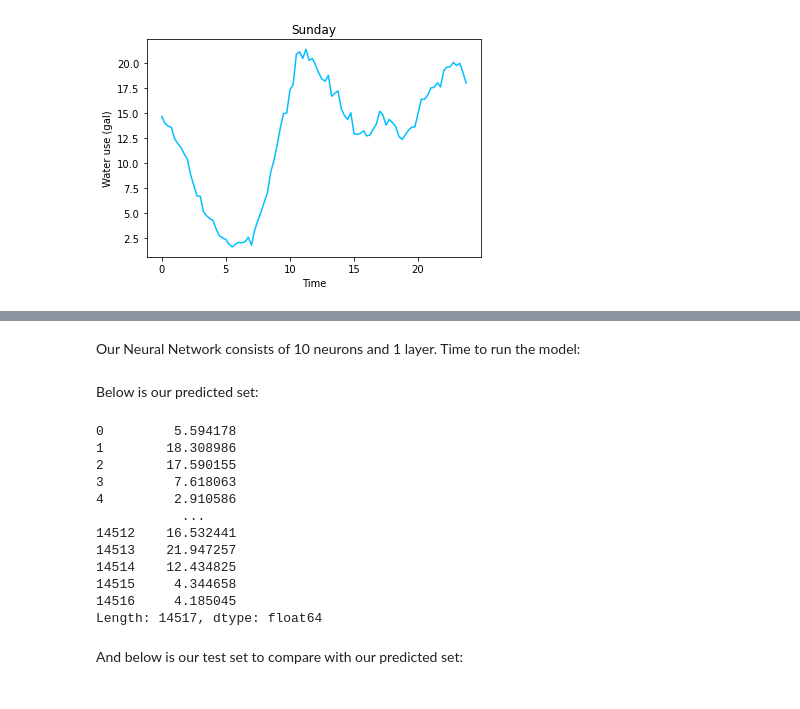
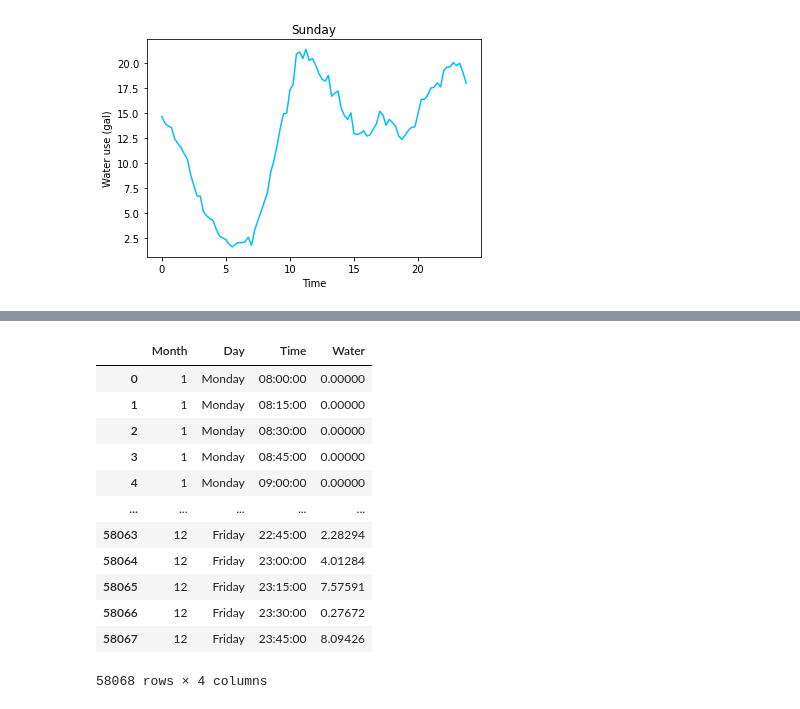
Before and after one commit to tnguyen2907/noah-water-use_ds, a Jupyter notebook: shower.ipynb, the cells around one changed output, grey strips where cells are left out. Saved outputs shown, nothing was run; the diff lists cells and outputs as text; code cells hidden in the pictures.

```diff
--- a/shower.ipynb
+++ b/shower.ipynb
@@ -319,32 +330,33 @@ We splitted our dataset into 2 new sets: the **training set** and the **test set
 # %%
-df['Time'] = pd.to_datetime(df['Time']).dt.time
+df1 = df
+df1['Time'] = pd.to_datetime(df1['Time']).dt.time
 
 from datetime import time
-df = df[df['Time'] >= time(8)]      #Exclude timestamp before 8 am
+df1 = df1[df1['Time'] >= time(8)]      #Exclude timestamp before 8 am
 
-df = df.reset_index(drop=True)
+df1 = df1.reset_index(drop=True)
 
 
 #Test set: Year 2022
-start = df[df['Date'] == '2022-01-01'].iloc[0].name
-end = df[df['Date'] == '2022-12-31'].iloc[-1].name
-df_test = df.iloc[start: end]
-df_train = df.iloc[: start]
+start = df1[df1['Date'] == '2022-01-01'].iloc[0].name
+end = df1[df1['Date'] == '2022-12-31'].iloc[-1].name
+df_test = df1.iloc[start: end]
+df_train = df1.iloc[: start]
 
 df_train = df_train[['Month', 'Day', 'Time', 'Water']]
 
 df_train      #Final dataset
-
-from sklearn.neural_network import MLPRegressor
-from sklearn.model_selection import train_test_split
-from sklearn.preprocessing import OneHotEncoder
-
-X = df_train.drop('Water', axis=1)
-y = df_train['Water']
-
-X_train, X_test, y_train, y_test = train_test_split(X, y, random_state=0)
-transformer = OneHotEncoder()
-X_train_transformed = transformer.fit_transform(X_train)
-X_test_transformed = transformer.transform(X_test)
+# %% [output]
+|  | Month | Day | Time | Water |
+| 0 | 1 | Monday | 08:00:00 | 0.00000 |
+| 1 | 1 | Monday | 08:15:00 | 0.00000 |
+| 2 | 1 | Monday | 08:30:00 | 0.00000 |
+| 3 | 1 | Monday | 08:45:00 | 0.00000 |
+| 4 | 1 | Monday | 09:00:00 | 0.00000 |
+| ... | ... | ... | ... | ... |
+| 58063 | 12 | Friday | 22:45:00 | 2.28294 |
+| 58064 | 12 | Friday | 23:00:00 | 4.01284 |
+| 58065 | 12 | Friday | 23:15:00 | 7.57591 |
+| 58066 | 12 | Friday | 23:30:00 | 0.27672 |
+| 58067 | 12 | Friday | 23:45:00 | 8.09426 |
+58068 rows × 4 columns
-# %% [markdown]
-Our Neural Network consists of 10 neurons and 1 layer. Time to run the model:
@@ -355,19 +362,0 @@ y_pred = rgs.predict(X_test_transformed)
-# %% [markdown]
-Below is our predicted set:
-# %%
-pd.Series(y_pred)
-# %% [output]
-0         5.594178
-1        18.308986
-2        17.590155
-3         7.618063
-4         2.910586
-           ...
-14512    16.532441
-14513    21.947257
-14514    12.434825
-14515     4.344658
-14516     4.185045
-Length: 14517, dtype: float64
-# %% [markdown]
-And below is our test set to compare with our predicted set:
```
Also changed, not shown: parts of 16 cells of this notebook.
